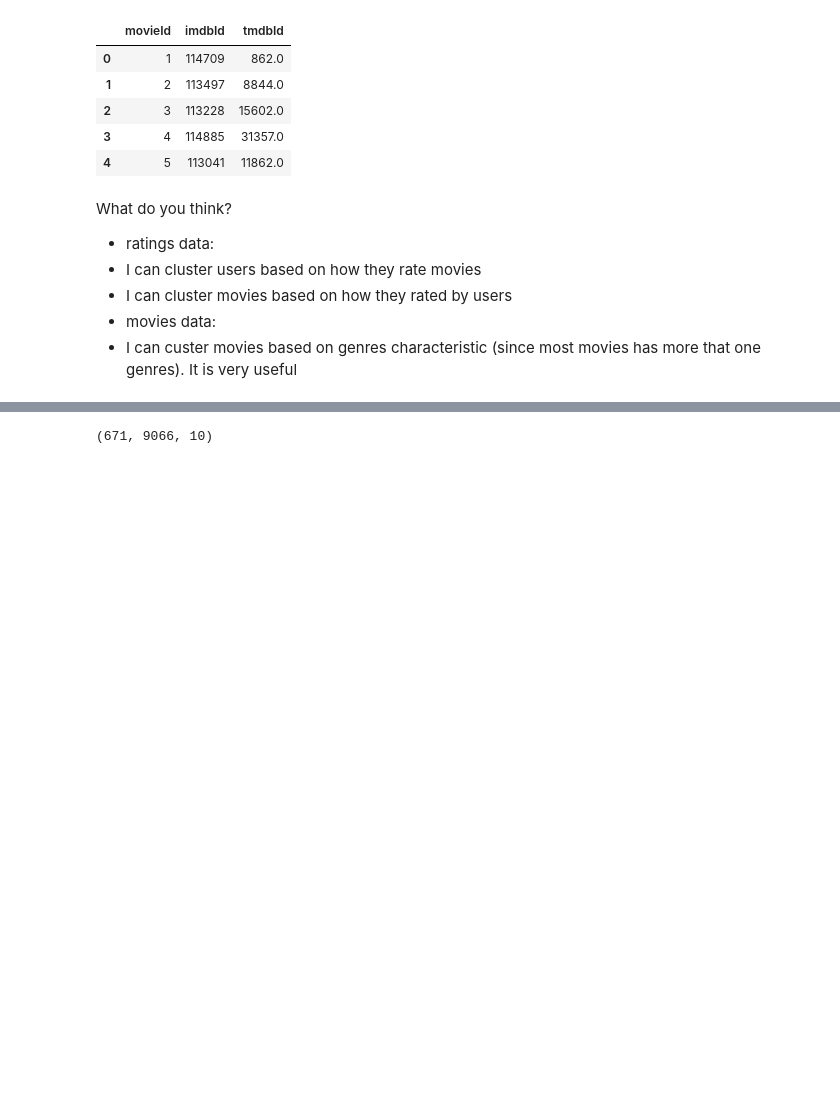
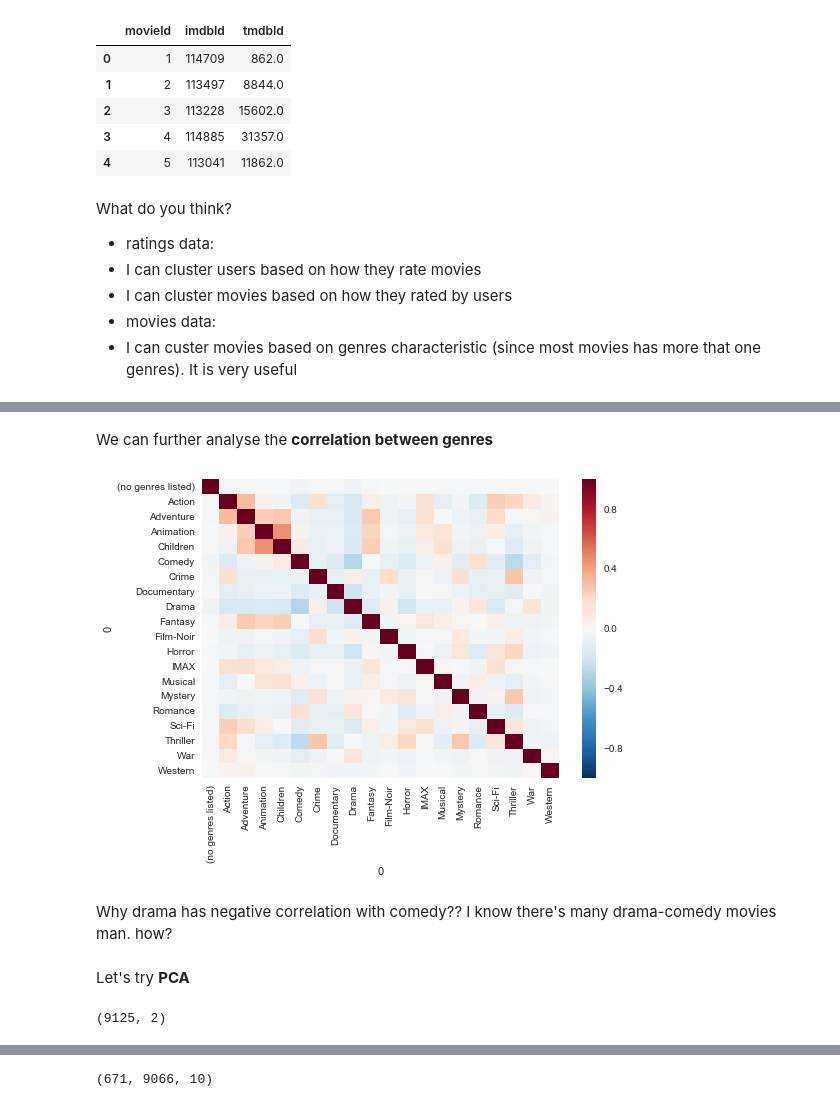
Before and after one commit to philogynic/notebooks, a Jupyter notebook: MovieLens.ipynb, the cells around one changed output, grey strips where cells are left out. Saved outputs shown, nothing was run; the diff lists cells and outputs as text; code cells hidden in the pictures; blank space fills up the shorter version.

Commit message:
Adding more analysis to Movielens

```diff
--- a/MovieLens.ipynb
+++ b/MovieLens.ipynb
@@ -66,0 +77,3 @@ What do you think?
+# %%
+movieIds = movies['movieId'].unique()
+len(movieIds)
@@ -66,0 +82,5 @@ What do you think?
+# %%
+movie_genres = {}
+for movieId in movieIds:
+    genres = movies[movies['movieId'] == movieId]['genres'].values[0].split('|')
+    movie_genres[movieId] = genres
@@ -66,0 +124,6 @@ What do you think?
+# %%
+df_movie_genres = pd.DataFrame.from_dict(movie_genres, orient='index')
+df_movie_genres = df_movie_genres.stack().reset_index()
+df_movie_genres.level_1 = 1
+df_movie_genres = df_movie_genres.pivot(index='level_0', columns=0, values='level_1').fillna(0)
+df_movie_genres.head()
@@ -66,0 +204,10 @@ What do you think?
+# %% [markdown]
+We can further analyse the __correlation between genres__
+# %%
+ax = sns.heatmap(df_movie_genres.corr())
+# %% [output]
+[figure, added]
+# %% [markdown]
+Why drama has negative correlation with comedy?? I know there's many drama-comedy movies man. how?
+# %% [markdown]
+Let's try __PCA__
@@ -66,0 +219,4 @@ What do you think?
+# %%
+X_movie_pca.shape
+# %% [output]
+(9125, 2)
```
Also changed, not shown: parts of 39 cells of this notebook.
